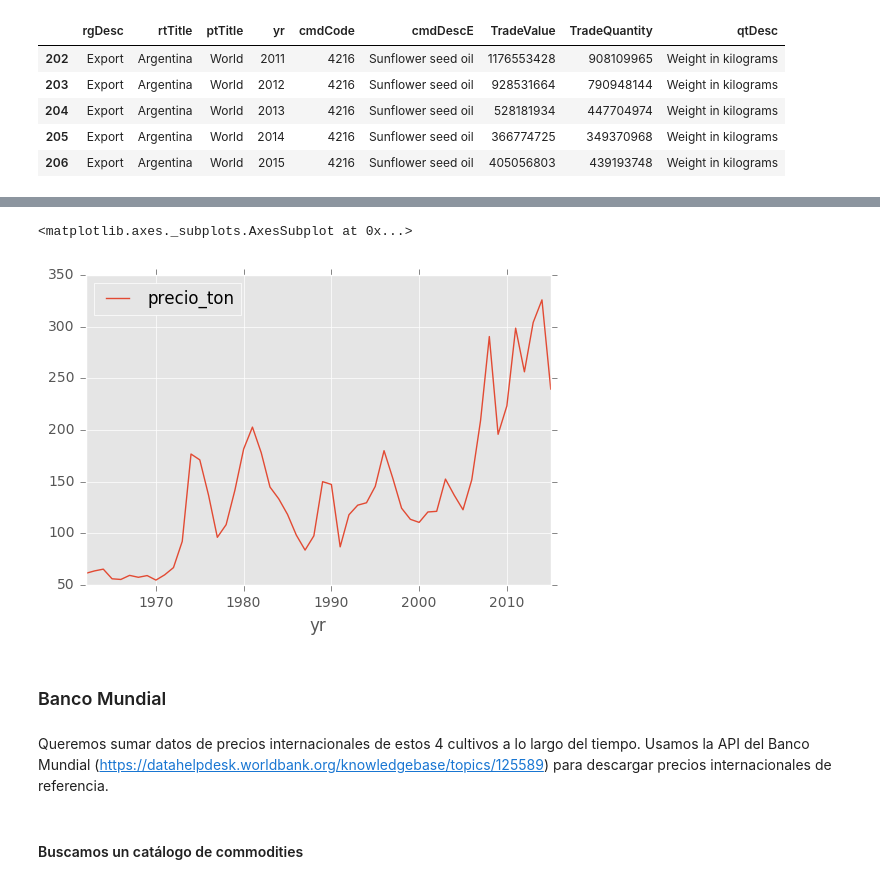
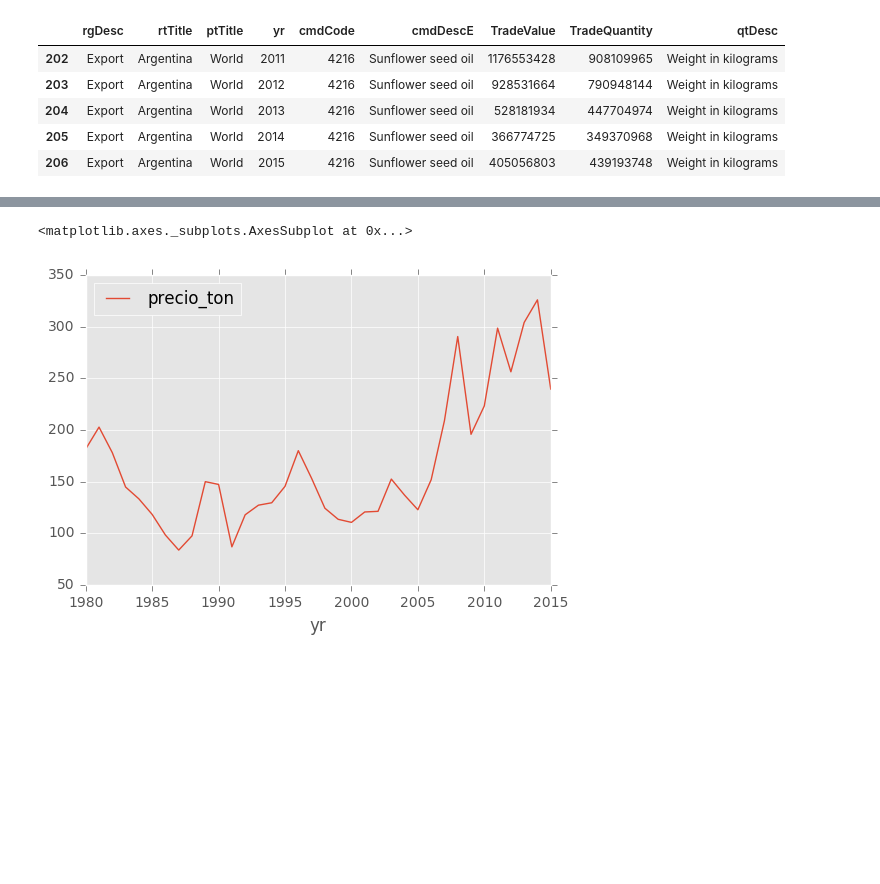
Before and after one commit to datosgobar/taller-analisis-datos-101, a Jupyter notebook: Análisis de datos agrícolas.ipynb, the cells around one changed output, grey strips where cells are left out. Saved outputs shown, nothing was run; the diff lists cells and outputs as text; code cells hidden in the pictures; blank space fills up the shorter version.

```diff
--- a/Análisis de datos agrícolas.ipynb
+++ b/Análisis de datos agrícolas.ipynb
@@ -66,7 +68,7 @@ params = {
 # json_res = res.json()
 
 # si internet no funciona
-with open("comtrade-cultivos-principales.json", "rb") as f:
+with open("data/comtrade-cultivos-principales.json", "rb") as f:
     json_res = json.load(f)
 # %%
 df_comtrade = pd.DataFrame(json_res["dataset"])
@@ -131,13 +133,7 @@ precios_soja.plot.line()
 # %%
 precios_trigo = df_comtrade[df_comtrade.cmdCode == "041"][["yr", "precio_ton"]].sort_values("yr").set_index("yr")
 # %%
-precios_trigo.plot.line()
+precios_trigo[precios_trigo.index >= 1980].plot.line()
 # %% [output]
 <matplotlib.axes._subplots.AxesSubplot at 0x...>
-[figure, old version]
+[figure, new version]
-# %% [markdown]
-### Banco Mundial
-# %% [markdown]
-Queremos sumar datos de precios internacionales de estos 4 cultivos a lo largo del tiempo. Usamos la API del Banco Mundial (https://datahelpdesk.worldbank.org/knowledgebase/topics/125589) para descargar precios internacionales de referencia.
-# %% [markdown]
-#### Buscamos un catálogo de commodities
```
Also changed, not shown: parts of 38 cells of this notebook, 3 other files.
